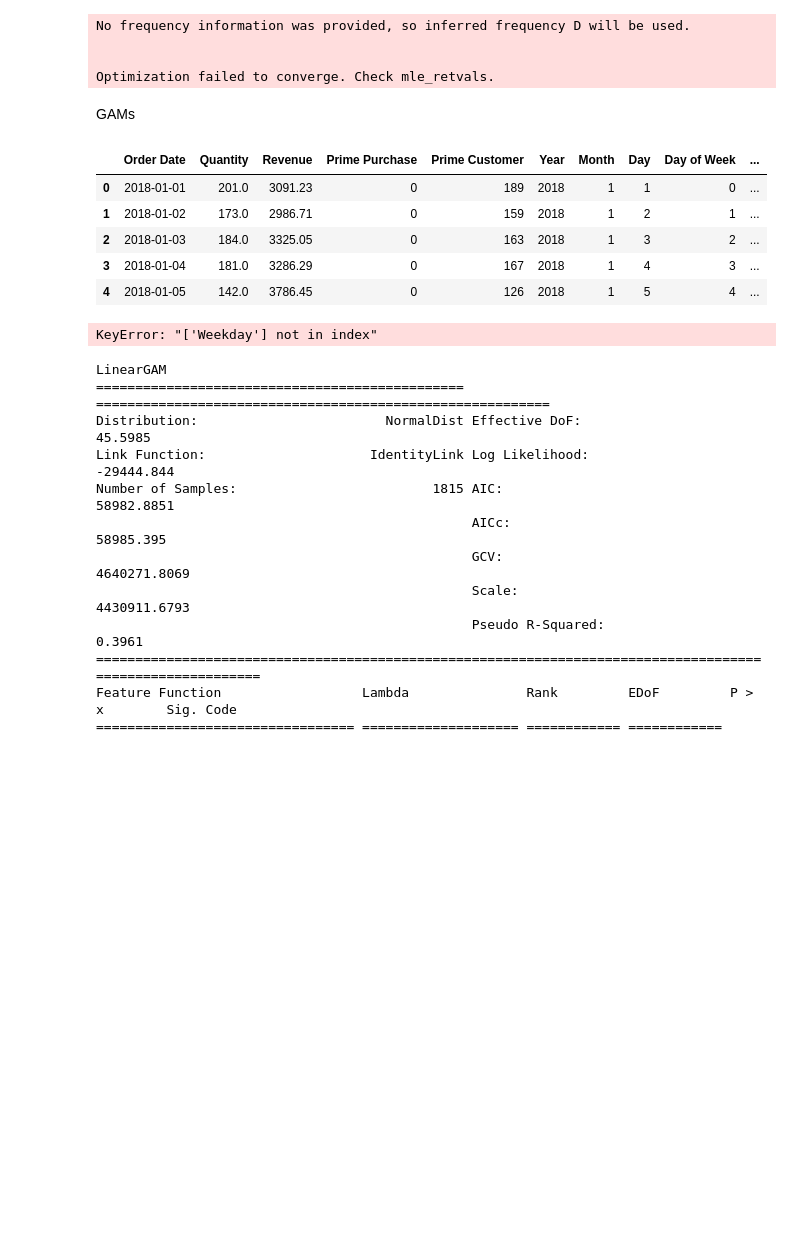
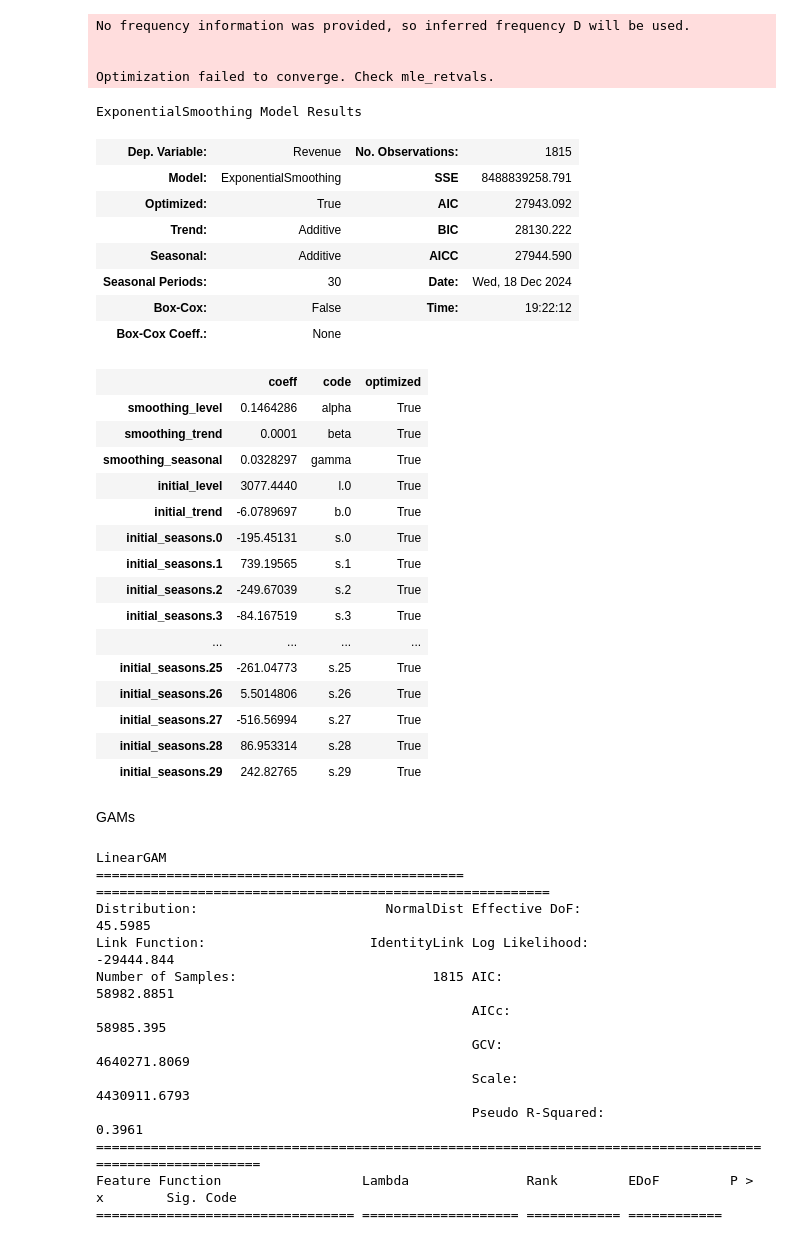
Before and after one commit to oliviermizero/BusinessForecastingProject, a Jupyter notebook: workflow.ipynb, the cells around one changed output. Drawn from its saved outputs; the diff is of its cells as text; code cells hidden in the pictures; blank space fills up the shorter version.

```diff
--- a/workflow.ipynb
+++ b/workflow.ipynb
@@ -210,6 +148,34 @@ No frequency information was provided, so inferred frequency D will be used.
 
 
 Optimization failed to converge. Check mle_retvals.
+# %%
+expModel.summary()
+# %% [output]
+ExponentialSmoothing Model Results
+| Dep. Variable: | Revenue | No. Observations: | 1815 |
+| Model: | ExponentialSmoothing | SSE | 8488839258.791 |
+| Optimized: | True | AIC | 27943.092 |
+| Trend: | Additive | BIC | 28130.222 |
+| Seasonal: | Additive | AICC | 27944.590 |
+| Seasonal Periods: | 30 | Date: | Wed, 18 Dec 2024 |
+| Box-Cox: | False | Time: | 19:22:12 |
+| Box-Cox Coeff.: | None |  |  |
+|  | coeff | code | optimized |
+| smoothing_level | 0.1464286 | alpha | True |
+| smoothing_trend | 0.0001 | beta | True |
+| smoothing_seasonal | 0.0328297 | gamma | True |
+| initial_level | 3077.4440 | l.0 | True |
+| initial_trend | -6.0789697 | b.0 | True |
+| initial_seasons.0 | -195.45131 | s.0 | True |
+| initial_seasons.1 | 739.19565 | s.1 | True |
+| initial_seasons.2 | -249.67039 | s.2 | True |
+| initial_seasons.3 | -84.167519 | s.3 | True |
+| ... | ... | ... | ... |
+| initial_seasons.25 | -261.04773 | s.25 | True |
+| initial_seasons.26 | 5.5014806 | s.26 | True |
+| initial_seasons.27 | -516.56994 | s.27 | True |
+| initial_seasons.28 | 86.953314 | s.28 | True |
+| initial_seasons.29 | 242.82765 | s.29 | True |
 # %%
 import plotly.graph_objects as go
 
@@ -245,25 +211,16 @@ GAMs
 # %%
 #Abhi's GAM
 #!pip install pygam
-# %%
-aggregated_data.head()
-# %% [output]
-|  | Order Date | Quantity | Revenue | Prime Purchase | Prime Customer | Year | Month | Day | Day of Week | ... |
-| 0 | 2018-01-01 | 201.0 | 3091.23 | 0 | 189 | 2018 | 1 | 1 | 0 | ... |
-| 1 | 2018-01-02 | 173.0 | 2986.71 | 0 | 159 | 2018 | 1 | 2 | 1 | ... |
-| 2 | 2018-01-03 | 184.0 | 3325.05 | 0 | 163 | 2018 | 1 | 3 | 2 | ... |
-| 3 | 2018-01-04 | 181.0 | 3286.29 | 0 | 167 | 2018 | 1 | 4 | 3 | ... |
-| 4 | 2018-01-05 | 142.0 | 3786.45 | 0 | 126 | 2018 | 1 | 5 | 4 | ... |
 # %%
 from sklearn.model_selection import train_test_split
 
+aggregated_data['Weekday'] = aggregated_data['Order Date'].dt.dayofweek
+aggregated_data.set_index('Order Date', inplace=True)
 x = aggregated_data[["Year", "Month", "Day", "Weekday", "prime_proportion"]]
 y = aggregated_data["Revenue"]
 
 # Split into training and test sets
 x_train, x_test, y_train, y_test = train_test_split(x, y, test_size=0.2, random_state=42)
-# %% [output]
-KeyError: "['Weekday'] not in index"
 # %%
 from pygam import LinearGAM
 
```
Also changed, not shown: parts of 44 cells of this notebook.
